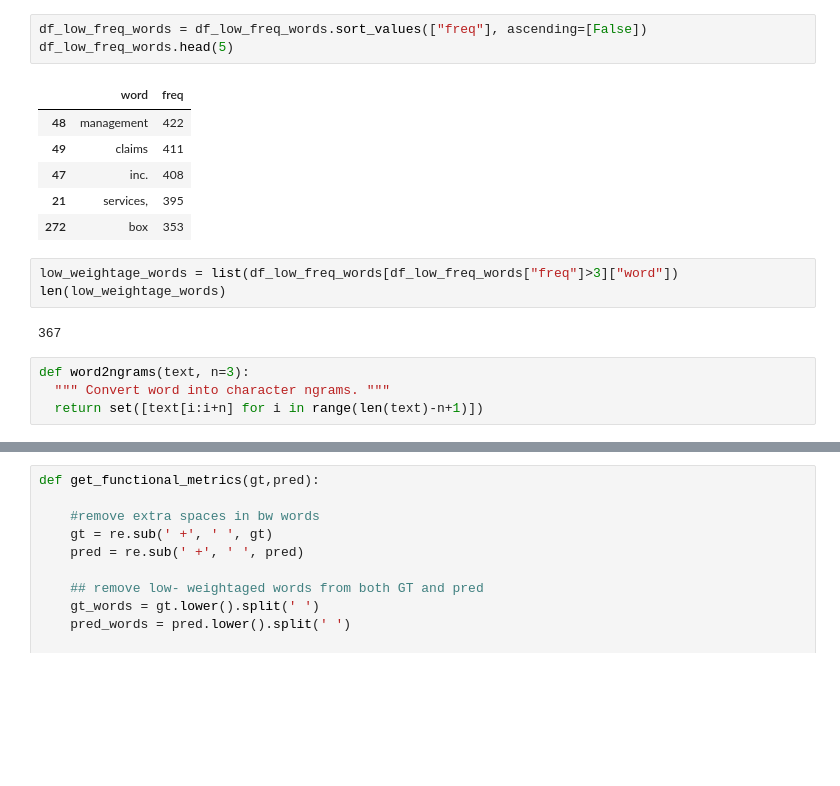
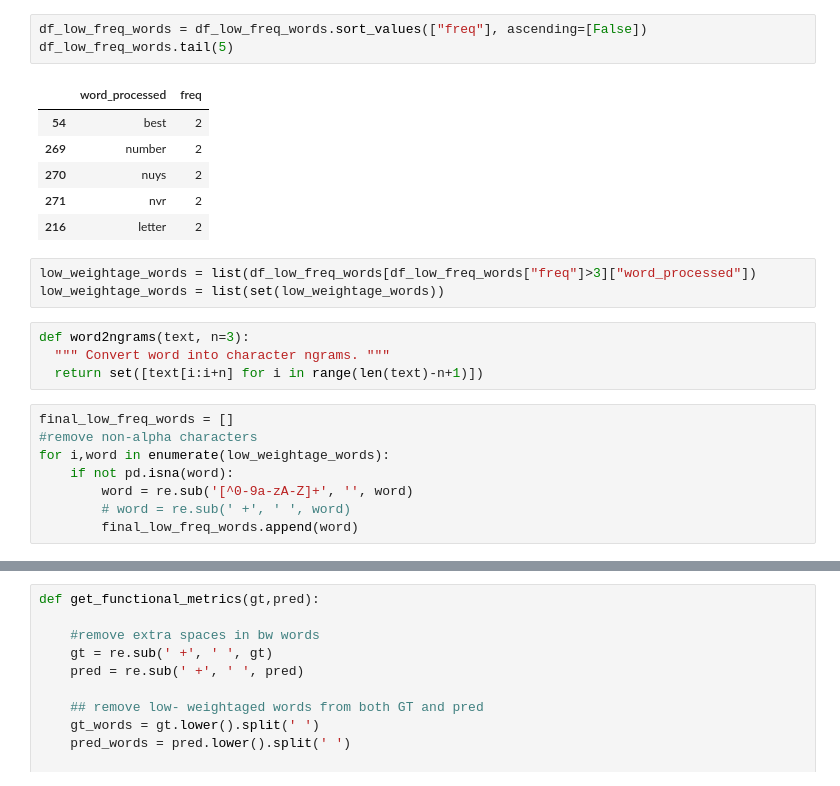
Before and after one commit to ritvik2106/functional_metrics, a Jupyter notebook: functional_metrics.ipynb, the cells around one changed output, grey strips where cells are left out. Saved outputs shown, nothing was run; the diff lists cells and outputs as text; blank space fills up the shorter version.

```diff
--- a/functional_metrics.ipynb
+++ b/functional_metrics.ipynb
@@ -11,19 +11,25 @@ df_low_freq_words.head(2)
 # %%
 df_low_freq_words = df_low_freq_words.sort_values(["freq"], ascending=[False])
-df_low_freq_words.head(5)
+df_low_freq_words.tail(5)
 # %% [output]
-|  | word | freq |
-| 48 | management | 422 |
-| 49 | claims | 411 |
-| 47 | inc. | 408 |
-| 21 | services, | 395 |
-| 272 | box | 353 |
+|  | word_processed | freq |
+| 54 | best | 2 |
+| 269 | number | 2 |
+| 270 | nuys | 2 |
+| 271 | nvr | 2 |
+| 216 | letter | 2 |
 # %%
-low_weightage_words = list(df_low_freq_words[df_low_freq_words["freq"]>3]["word"])
-len(low_weightage_words)
+low_weightage_words = list(df_low_freq_words[df_low_freq_words["freq"]>3]["word_processed"])
+low_weightage_words = list(set(low_weightage_words))
-# %% [output]
-367
 # %%
 def word2ngrams(text, n=3):
   """ Convert word into character ngrams. """
   return set([text[i:i+n] for i in range(len(text)-n+1)])
+# %%
+final_low_freq_words = []
+#remove non-alpha characters
+for i,word in enumerate(low_weightage_words):
+    if not pd.isna(word):
+        word = re.sub('[^0-9a-zA-Z]+', '', word)
+        # word = re.sub(' +', ' ', word)
+        final_low_freq_words.append(word)
```
Also changed, not shown: parts of 7 cells of this notebook, 2 other files.
